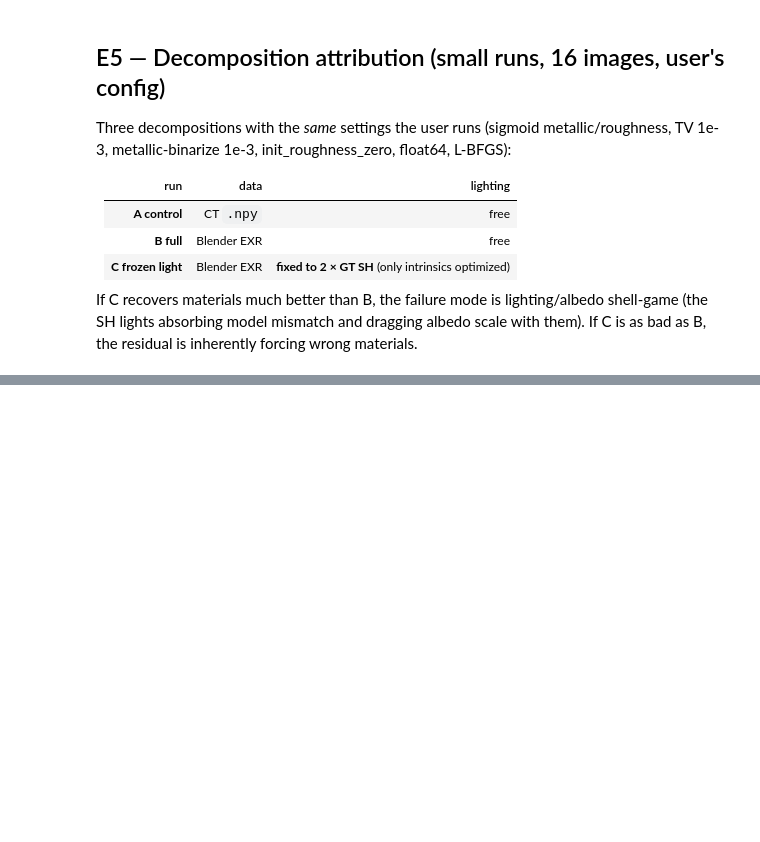
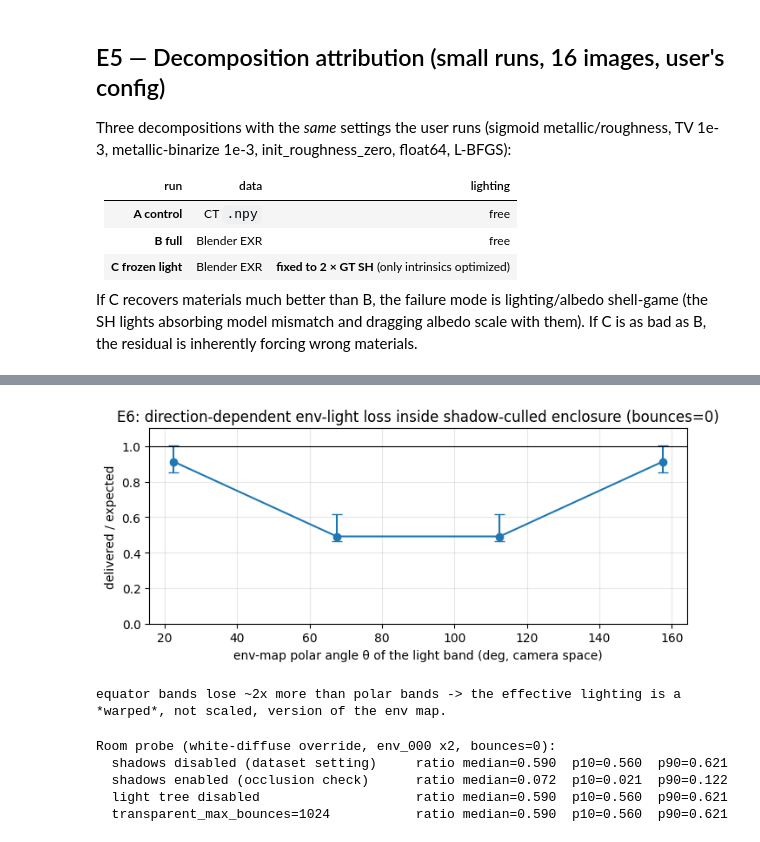
Before and after one commit to flaarmann1000/image-intrinsics, a Jupyter notebook: blender_vs_ct_investigation.ipynb, the cells around one changed output, grey strips where cells are left out. Cells and saved outputs as stored; diff of their text form; code cells hidden in the pictures; blank space fills up the shorter version.

```diff
--- a/blender_vs_ct_investigation.ipynb
+++ b/blender_vs_ct_investigation.ipynb
@@ -619,0 +734,46 @@ accompanies this notebook)*
+# %%
+# directional transfer profile inside the box: theta-band env maps
+centers, meds, p10s, p90s = [], [], [], []
+for bi in range(4):
+    pred = lambert_pred(str(MBT / f'band_theta{bi}.png'), NS[FG])
+    obs = load_exr(str(MBT / f'sphere_white_box_band{bi}' / 'rendering.exr'))[FG]
+    sel = pred.mean(-1) > 0.02
+    rat = obs[sel].mean(-1) / pred[sel].mean(-1)
+    centers.append(bi*45 + 22.5)
+    meds.append(np.median(rat)); p10s.append(np.percentile(rat, 10)); p90s.append(np.percentile(rat, 90))
+plt.figure(figsize=(7, 3.2))
+plt.errorbar(centers, meds,
+             yerr=[np.array(meds)-np.array(p10s), np.array(p90s)-np.array(meds)],
+             fmt='o-', capsize=4)
+plt.axhline(1.0, color='k', lw=0.8)
+plt.xlabel('env-map polar angle θ of the light band (deg, camera space)')
+plt.ylabel('delivered / expected')
+plt.title('E6: direction-dependent env-light loss inside shadow-culled enclosure (bounces=0)')
+plt.grid(alpha=0.3); plt.ylim(0, 1.1); plt.tight_layout(); plt.show()
+print('equator bands lose ~2x more than polar bands -> the effective lighting is a *warped*, '
+      'not scaled, version of the env map.')
+# %% [output]
+[figure, added]
+equator bands lose ~2x more than polar bands -> the effective lighting is a *warped*, not scaled, version of the env map.
+# %%
+# room probe: real 3D-FRONT view, material_override = white diffuse
+# (uses the dataset copy of the GT normals; geometry is deterministic, so they remain valid)
+n8 = np.array(Image.open('results/3dfront-dataset-sh/normals.png'), np.float32)
+rm_mask = n8.sum(-1) > 0
+nr = n8/255*2 - 1; nr /= np.maximum(np.linalg.norm(nr, axis=-1, keepdims=True), 1e-6)
+pred_room = lambert_pred(ENV0, nr[rm_mask])
+print('Room probe (white-diffuse override, env_000 x2, bounces=0):')
+for tag, desc in [('probe_white_noshadow',             'shadows disabled (dataset setting)'),
+                  ('probe_white_shadow',               'shadows enabled (occlusion check)'),
+                  ('probe_white_noshadow_nolighttree', 'light tree disabled'),
+                  ('probe_white_noshadow_tb1024',      'transparent_max_bounces=1024')]:
+    obs = load_exr(str(MBT / 'room_probe' / f'{tag}.exr'))[rm_mask]
+    rat = obs.mean(-1) / np.maximum(pred_room.mean(-1), 1e-6)
+    print(f'  {desc:38s} ratio median={np.median(rat):.3f}  p10={np.percentile(rat,10):.3f}  '
+          f'p90={np.percentile(rat,90):.3f}')
+# %% [output]
+Room probe (white-diffuse override, env_000 x2, bounces=0):
+  shadows disabled (dataset setting)     ratio median=0.590  p10=0.560  p90=0.621
+  shadows enabled (occlusion check)      ratio median=0.072  p10=0.021  p90=0.122
+  light tree disabled                    ratio median=0.590  p10=0.560  p90=0.621
+  transparent_max_bounces=1024           ratio median=0.590  p10=0.560  p90=0.621
```
Also changed, not shown: parts of 16 cells of this notebook.
